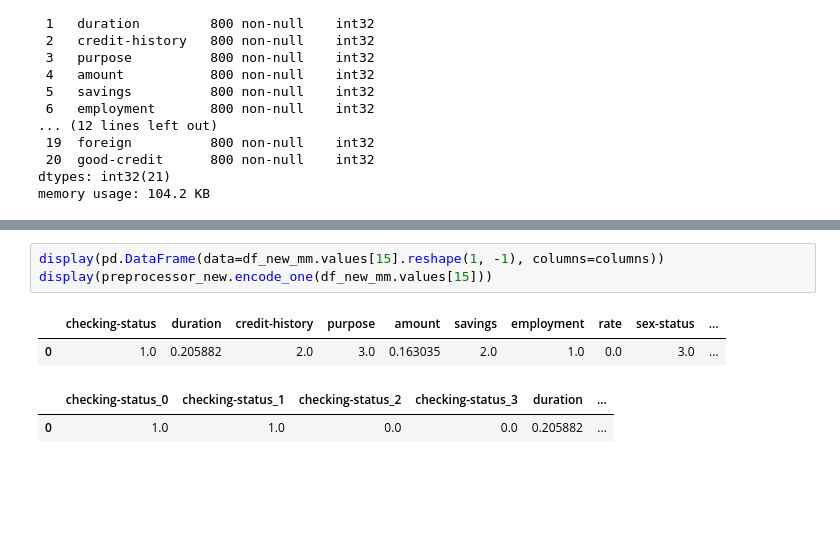
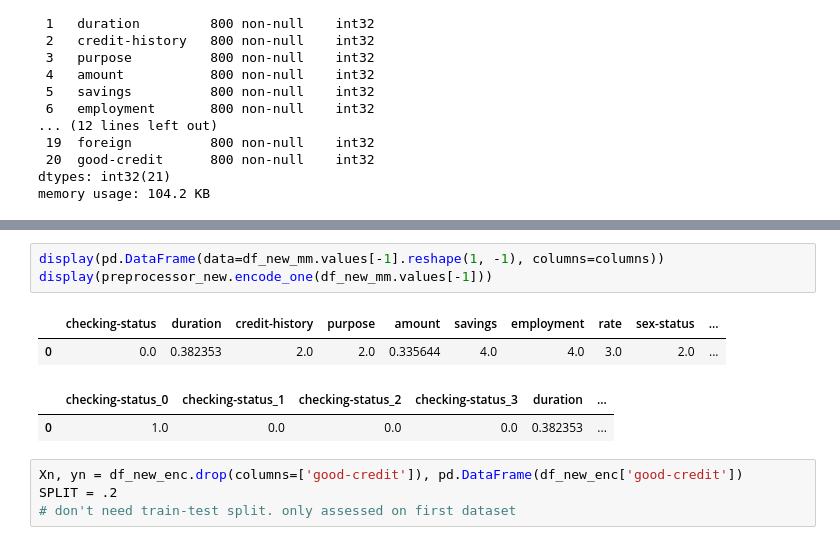
Before and after one commit to junqi-jiang/robust-ce-inn, a Jupyter notebook: expnns/credit.ipynb, the cells around one changed output, grey strips where cells are left out. Cells and saved outputs as stored; diff of their text form; blank space fills up the shorter version.

```diff
--- a/expnns/credit.ipynb
+++ b/expnns/credit.ipynb
@@ -155,8 +162,12 @@ memory usage: 463.1 KB
 # %%
-display(pd.DataFrame(data=df_new_mm.values[15].reshape(1, -1), columns=columns))
-display(preprocessor_new.encode_one(df_new_mm.values[15]))
+display(pd.DataFrame(data=df_new_mm.values[-1].reshape(1, -1), columns=columns))
+display(preprocessor_new.encode_one(df_new_mm.values[-1]))
 # %% [output]
 |  | checking-status | duration | credit-history | purpose | amount | savings | employment | rate | sex-status | ... |
-| 0 | 1.0 | 0.205882 | 2.0 | 3.0 | 0.163035 | 2.0 | 1.0 | 0.0 | 3.0 | ... |
+| 0 | 0.0 | 0.382353 | 2.0 | 2.0 | 0.335644 | 4.0 | 4.0 | 3.0 | 2.0 | ... |
 |  | checking-status_0 | checking-status_1 | checking-status_2 | checking-status_3 | duration | ... |
-| 0 | 1.0 | 1.0 | 0.0 | 0.0 | 0.205882 | ... |
+| 0 | 1.0 | 0.0 | 0.0 | 0.0 | 0.382353 | ... |
+# %%
+Xn, yn = df_new_enc.drop(columns=['good-credit']), pd.DataFrame(df_new_enc['good-credit'])
+SPLIT = .2
+# don't need train-test split. only assessed on first dataset
```
Also changed, not shown: parts of 15 cells of this notebook, 3 other files.
